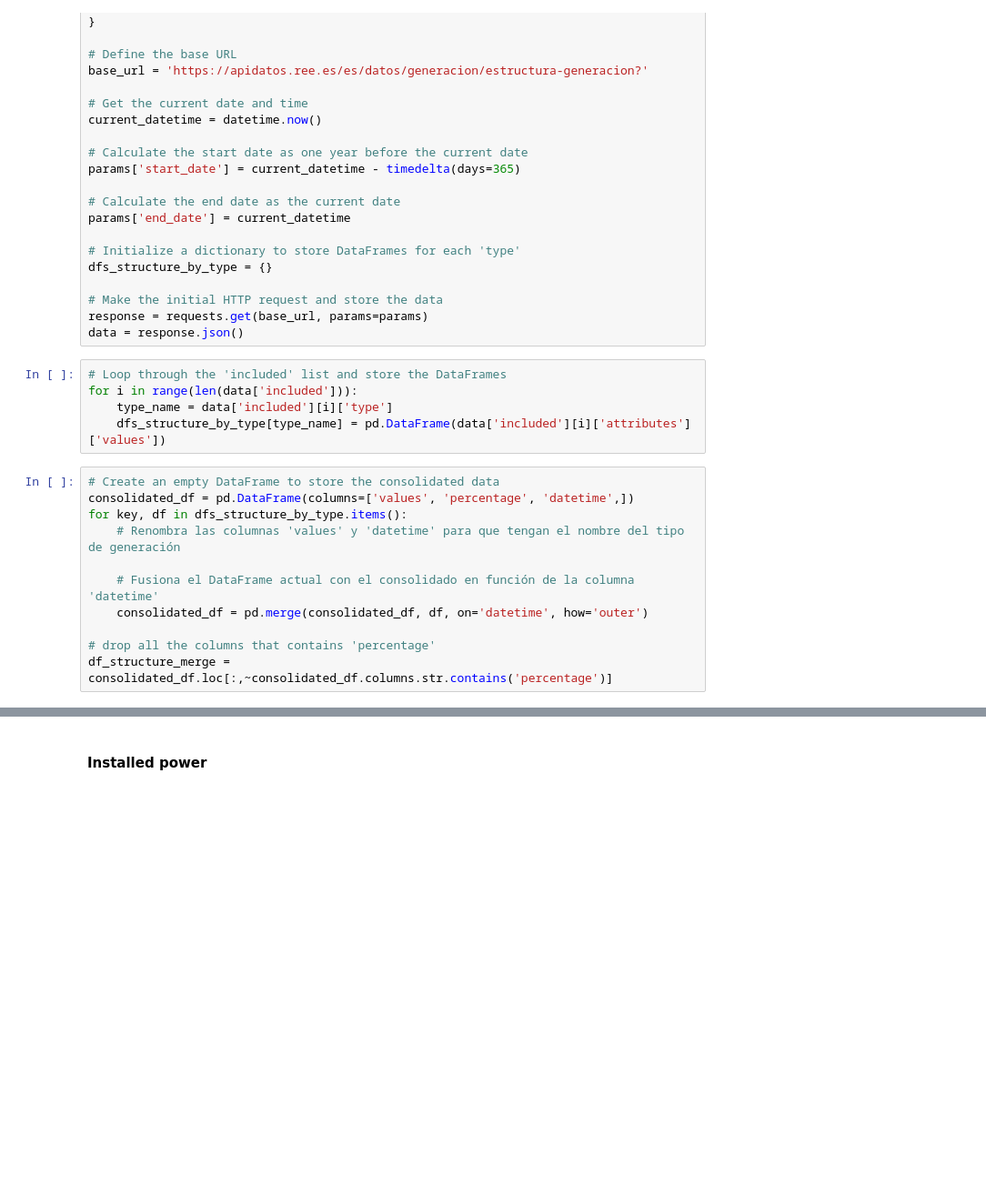
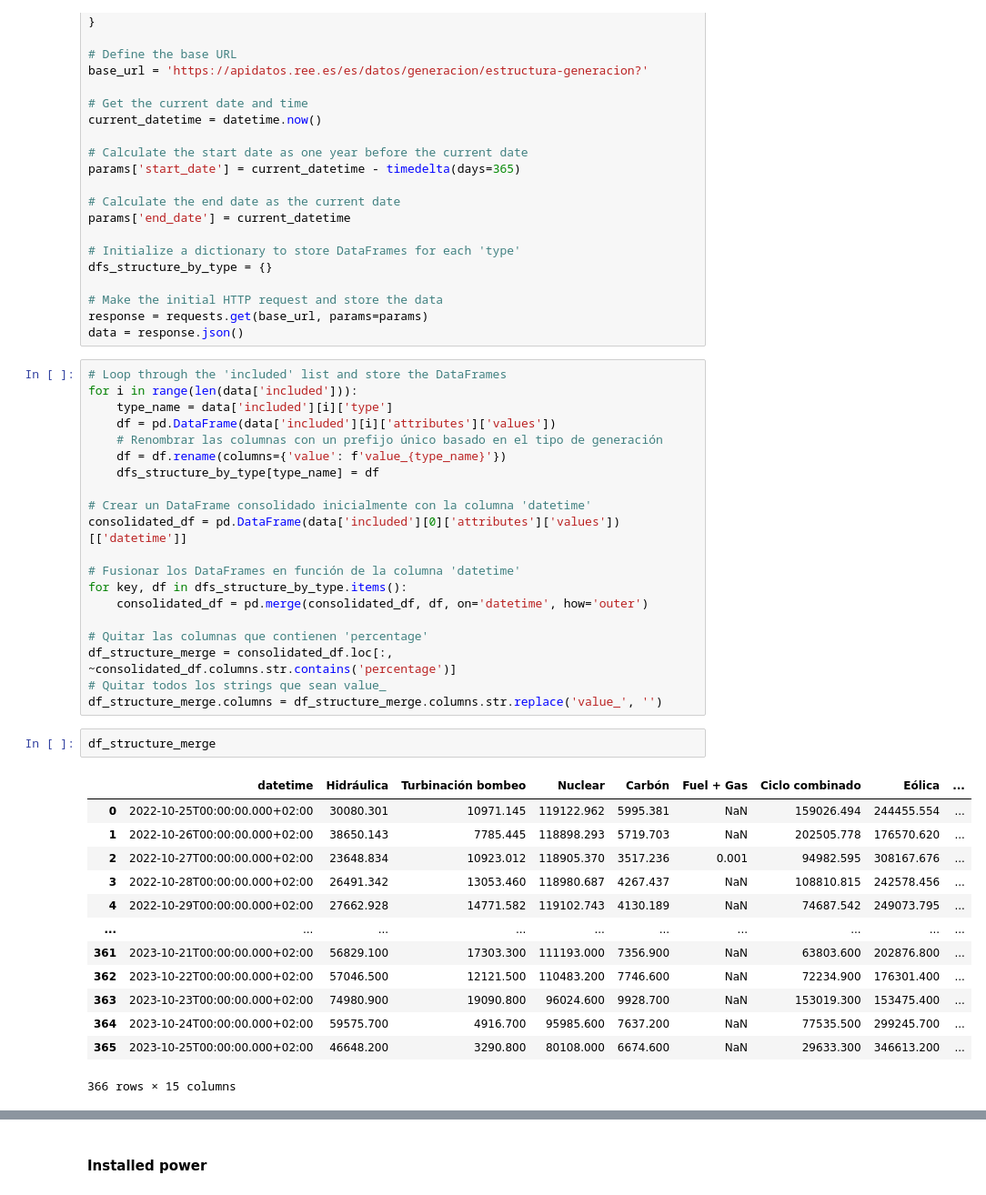
Before and after one commit to AlfonsoUrra/Energy-Market-Prediction-Model-with-PySpark-and-TensorFlow, a Jupyter notebook: Notebooks/eda/data_extraction.ipynb, the cells around one changed output, grey strips where cells are left out. Shown at 91% size. Drawn from its saved outputs; the diff is of its cells as text; blank space fills up the shorter version.

```diff
--- a/Notebooks/eda/data_extraction.ipynb
+++ b/Notebooks/eda/data_extraction.ipynb
@@ -218,21 +224,41 @@ dfs_structure_by_type = {}
 # Make the initial HTTP request and store the data
 response = requests.get(base_url, params=params)
 data = response.json()
-# %%
-# Loop through the 'included' list and store the DataFrames
-for i in range(len(data['included'])):
-    type_name = data['included'][i]['type']
-    dfs_structure_by_type[type_name] = pd.DataFrame(data['included'][i]['attributes']['values'])
-# %%
-# Create an empty DataFrame to store the consolidated data
-consolidated_df = pd.DataFrame(columns=['values', 'percentage', 'datetime',])
-for key, df in dfs_structure_by_type.items():
-    # Renombra las columnas 'values' y 'datetime' para que tengan el nombre del tipo de generación
-
-    # Fusiona el DataFrame actual con el consolidado en función de la columna 'datetime'
-    consolidated_df = pd.merge(consolidated_df, df, on='datetime', how='outer')
-
-# drop all the columns that contains 'percentage'
-df_structure_merge = consolidated_df.loc[:,~consolidated_df.columns.str.contains('percentage')]
+# %%
+# Loop through the 'included' list and store the DataFrames
+for i in range(len(data['included'])):
+    type_name = data['included'][i]['type']
+    df = pd.DataFrame(data['included'][i]['attributes']['values'])
+    # Renombrar las columnas con un prefijo único basado en el tipo de generación
+    df = df.rename(columns={'value': f'value_{type_name}'})
+    dfs_structure_by_type[type_name] = df
+
+# Crear un DataFrame consolidado inicialmente con la columna 'datetime'
+consolidated_df = pd.DataFrame(data['included'][0]['attributes']['values'])[['datetime']]
+
+# Fusionar los DataFrames en función de la columna 'datetime'
+for key, df in dfs_structure_by_type.items():
+    consolidated_df = pd.merge(consolidated_df, df, on='datetime', how='outer')
+
+# Quitar las columnas que contienen 'percentage'
+df_structure_merge = consolidated_df.loc[:, ~consolidated_df.columns.str.contains('percentage')]
+# Quitar todos los strings que sean value_
+df_structure_merge.columns = df_structure_merge.columns.str.replace('value_', '')
+# %%
+df_structure_merge
+# %% [output]
+|  | datetime | Hidráulica | Turbinación bombeo | Nuclear | Carbón | Fuel + Gas | Ciclo combinado | Eólica | ... |
+| 0 | 2022-10-25T00:00:00.000+02:00 | 30080.301 | 10971.145 | 119122.962 | 5995.381 | NaN | 159026.494 | 244455.554 | ... |
+| 1 | 2022-10-26T00:00:00.000+02:00 | 38650.143 | 7785.445 | 118898.293 | 5719.703 | NaN | 202505.778 | 176570.620 | ... |
+| 2 | 2022-10-27T00:00:00.000+02:00 | 23648.834 | 10923.012 | 118905.370 | 3517.236 | 0.001 | 94982.595 | 308167.676 | ... |
+| 3 | 2022-10-28T00:00:00.000+02:00 | 26491.342 | 13053.460 | 118980.687 | 4267.437 | NaN | 108810.815 | 242578.456 | ... |
+| 4 | 2022-10-29T00:00:00.000+02:00 | 27662.928 | 14771.582 | 119102.743 | 4130.189 | NaN | 74687.542 | 249073.795 | ... |
+| ... | ... | ... | ... | ... | ... | ... | ... | ... | ... |
+| 361 | 2023-10-21T00:00:00.000+02:00 | 56829.100 | 17303.300 | 111193.000 | 7356.900 | NaN | 63803.600 | 202876.800 | ... |
+| 362 | 2023-10-22T00:00:00.000+02:00 | 57046.500 | 12121.500 | 110483.200 | 7746.600 | NaN | 72234.900 | 176301.400 | ... |
+| 363 | 2023-10-23T00:00:00.000+02:00 | 74980.900 | 19090.800 | 96024.600 | 9928.700 | NaN | 153019.300 | 153475.400 | ... |
+| 364 | 2023-10-24T00:00:00.000+02:00 | 59575.700 | 4916.700 | 95985.600 | 7637.200 | NaN | 77535.500 | 299245.700 | ... |
+| 365 | 2023-10-25T00:00:00.000+02:00 | 46648.200 | 3290.800 | 80108.000 | 6674.600 | NaN | 29633.300 | 346613.200 | ... |
+366 rows × 15 columns
 # %%
 df_structure_merge = process_dataframe(df_structure_merge)
```
Also changed, not shown: parts of 41 cells of this notebook, 3 other files.
